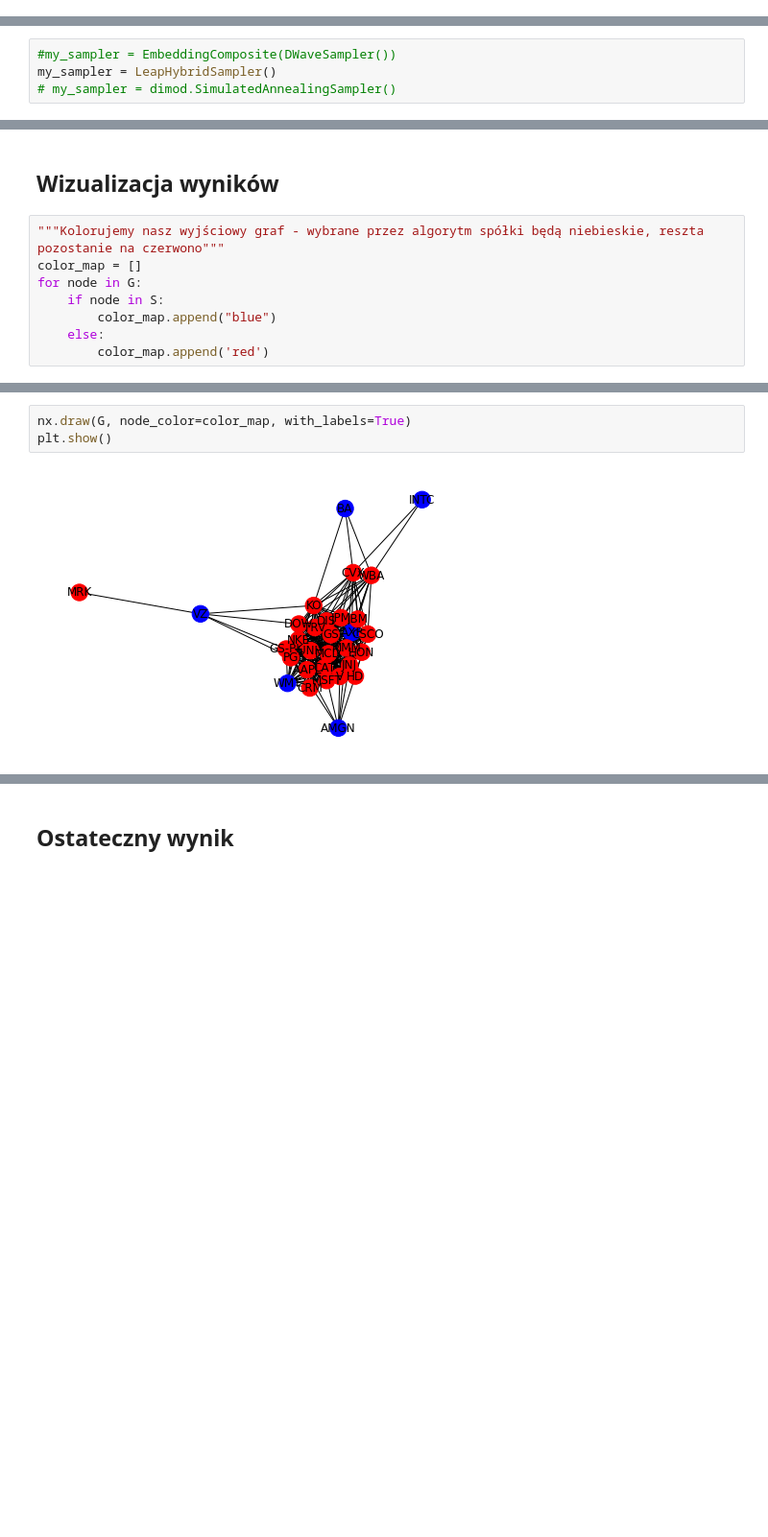
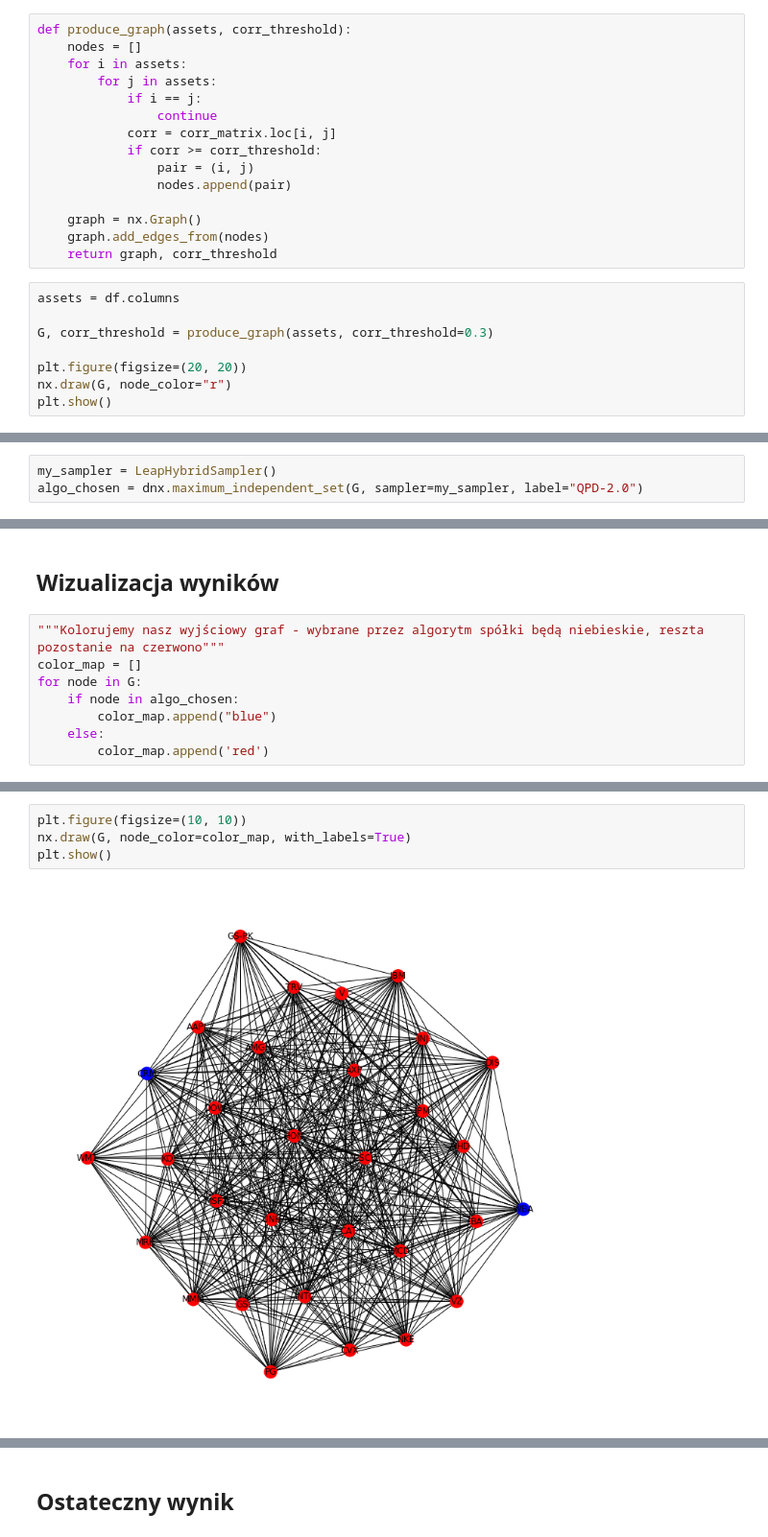
Before and after one commit to AleksanderWWW/Quantum-Portfolio-Optimization, a Jupyter notebook: Portfolio diversification.ipynb, the cells around one changed output, grey strips where cells are left out. Shown at 96% size. Drawn from its saved outputs; the diff is of its cells as text; blank space fills up the shorter version.

```diff
--- a/Portfolio diversification.ipynb
+++ b/Portfolio diversification.ipynb
@@ -257,0 +119,23 @@ nx.draw(G, node_color="r")  # wizualizacja grafu
+# %%
+def produce_graph(assets, corr_threshold):
+    nodes = []
+    for i in assets:
+        for j in assets:
+            if i == j:
+                continue
+            corr = corr_matrix.loc[i, j]
+            if corr >= corr_threshold:
+                pair = (i, j)
+                nodes.append(pair)
+
+    graph = nx.Graph()
+    graph.add_edges_from(nodes)
+    return graph, corr_threshold
+# %%
+assets = df.columns
+
+G, corr_threshold = produce_graph(assets, corr_threshold=0.3)
+
+plt.figure(figsize=(20, 20))
+nx.draw(G, node_color="r")
+plt.show()
@@ -276,4 +165,3 @@ from dwave.system import LeapHybridSampler  # hybrydowy sampler
 # %%
-#my_sampler = EmbeddingComposite(DWaveSampler())
 my_sampler = LeapHybridSampler()
-# my_sampler = dimod.SimulatedAnnealingSampler()
+algo_chosen = dnx.maximum_independent_set(G, sampler=my_sampler, label="QPD-2.0")
@@ -291,7 +175,7 @@ S  # wybrane przez algorytm spółki
 """Kolorujemy nasz wyjściowy graf - wybrane przez algorytm spółki będą niebieskie, reszta pozostanie na czerwono"""
 color_map = []
 for node in G:
-    if node in S:
+    if node in algo_chosen:
         color_map.append("blue")
     else:
         color_map.append('red')
@@ -300,5 +182,6 @@ import matplotlib.pyplot as plt
 # %%
+plt.figure(figsize=(10, 10))
 nx.draw(G, node_color=color_map, with_labels=True)
 plt.show()
 # %% [output]
-[figure, old version]
+[figure, new version]
```
Also changed, not shown: parts of 38 cells of this notebook, 5 other files.
